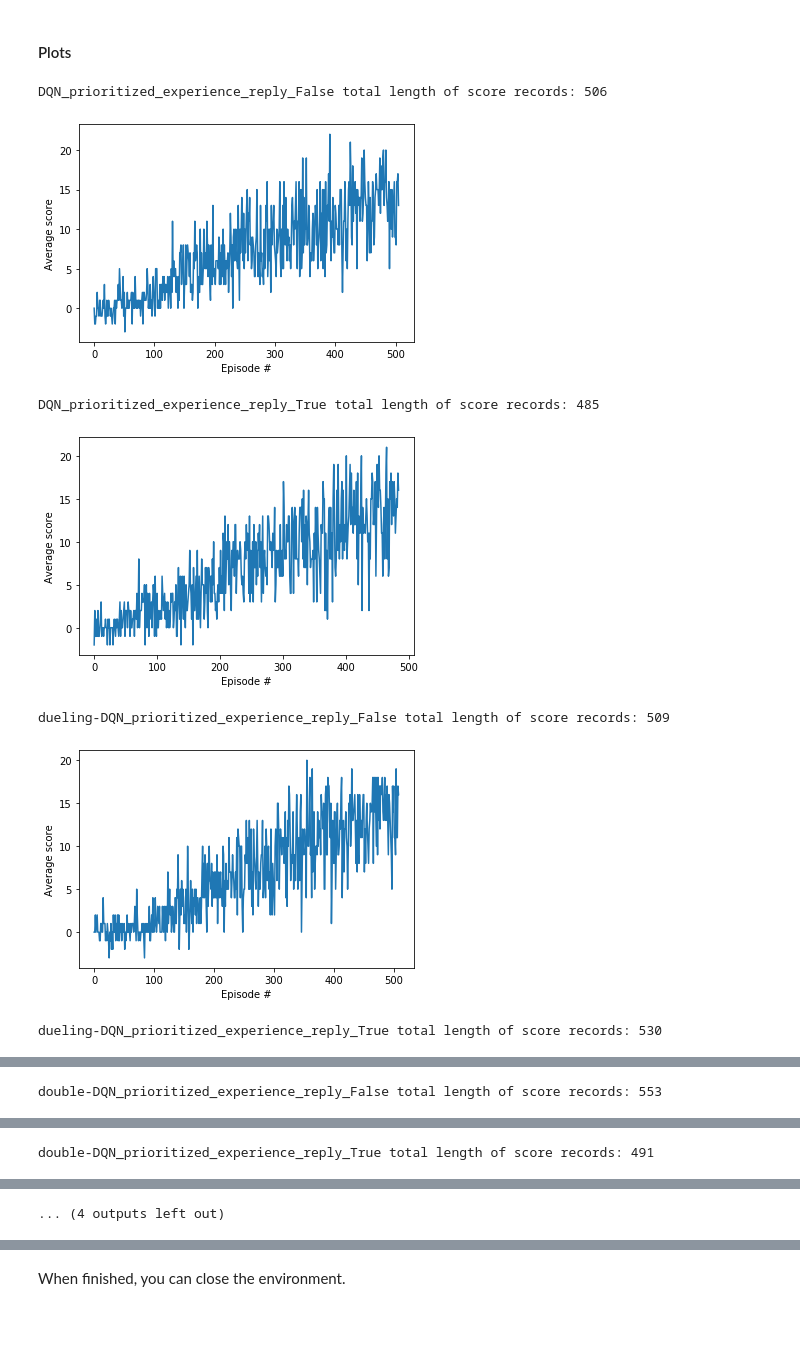
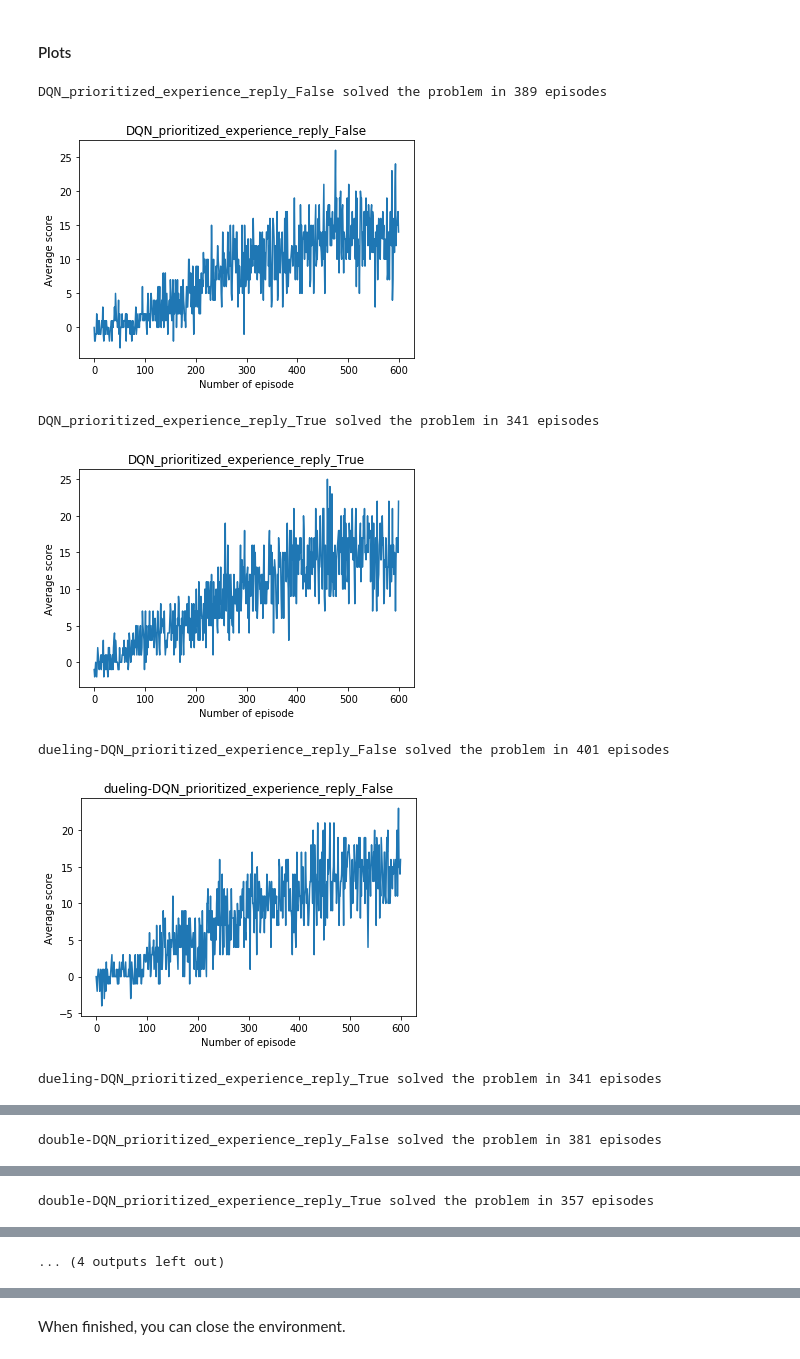
Before and after one commit to beibeiJ/deep-reinforcement-learning, a Jupyter notebook: p1_navigation/Navigation_solution.ipynb, the cells around one changed output, grey strips where cells are left out. Saved outputs shown, nothing was run; the diff lists cells and outputs as text; code cells hidden in the pictures; blank space fills up the shorter version.

```diff
--- a/p1_navigation/Navigation_solution.ipynb
+++ b/p1_navigation/Navigation_solution.ipynb
@@ -166,10 +169,12 @@ def dqn(env = None, agent = None,
     scores = []                        # list containing scores from each episode
     scores_window = deque(maxlen=100)  # last 100 scores
     eps = eps_start                    # initialize epsilon
+    n_episode_reach_requirement = None
     for i_episode in range(1, n_episodes+1):
         env_info = env.reset(train_mode=True)[brain_name]
         state = env_info.vector_observations[0]
         score = 0
+
 
         for t in range(max_t):
             action = agent.act(state, eps)
@@ -189,11 +194,13 @@ def dqn(env = None, agent = None,
         if i_episode % 100 == 0:
             print('\rEpisode {}\tAverage Score: {:.2f}'.format(i_episode, np.mean(scores_window)))
         if np.mean(scores_window)>=13.0: # requirement is 13
-            print('\nEnvironment solved in {:d} episodes!\tAverage Score: {:.2f}'.format(i_episode-100, np.mean(scores_window)))
-            torch.save(agent.qnetwork_local.state_dict(),
-                       "".join(dqn_type+"_prioritized_experience_"+str(prioritized_reply)+'_checkpoint.pth'))
-            break
-    return scores
+            if n_episode_reach_requirement is None:
+                n_episode_reach_requirement = i_episode-100
+                print('\nEnvironment solved in {:d} episodes!\tAverage Score: {:.2f}'.format(n_episode_reach_requirement, np.mean(scores_window)))
+                torch.save(agent.qnetwork_local.state_dict(),
+                           "".join(dqn_type+"_prioritized_experience_"+str(prioritized_reply)+'_checkpoint.pth'))
+#             break
+    return scores, n_episode_reach_requirement
 # %% [markdown]
 #### Training
 # %% [markdown]
@@ -201,5 +217,6 @@ Below is the different combinations of ["DQN", 'dueling-DQN', 'double-DQN', "dou
 # %%
 s = dict()
+n_episodes = dict()
 dqn_types=["DQN", 'dueling-DQN', 'double-DQN', "double-dueling-DQN"]
 prioritized_replys = [False, True]
 for dqn_type in dqn_types:
@@ -207,11 +224,15 @@ for dqn_type in dqn_types:
         print("Start training with", dqn_type, "; prioritized experience reply =", prioritized_reply)
         agent = Agent(state_size=state_size, action_size=action_size,
                       dqn_type=dqn_type, prioritized_reply=prioritized_reply, seed=0)
-        scores = dqn(env = env, agent = agent, n_episodes=1000, max_t=800, eps_start=1.0, eps_end=0.01, eps_decay=0.995)
+        scores, n_episode_reach_requirement = dqn(env = env, agent = agent, n_episodes=600, max_t=500, eps_start=1.0, eps_end=0.01, eps_decay=0.995)
         s["".join(dqn_type + "_prioritized_experience_reply_"+str(prioritized_reply))] = scores
+        n_episodes["".join(dqn_type + "_prioritized_experience_reply_"+str(prioritized_reply))] = n_episode_reach_requirement
         print("\n\n")
 
 with open('training_scores.pickle', 'wb') as handle:
     pickle.dump(s, handle, protocol=pickle.HIGHEST_PROTOCOL)
+
+with open('training_solved_in_n_episodes.pickle', 'wb') as handle:
+    pickle.dump(n_episodes, handle, protocol=pickle.HIGHEST_PROTOCOL)
 # %% [output]
 Start training with DQN ; prioritized experience reply = False
@@ -236,21 +257,22 @@ Environment solved in 453 episodes!     Average Score: 13.06
 # %%
 dqn_types=["DQN", 'dueling-DQN', 'double-DQN', "double-dueling-DQN"]
 prioritized_replys = [False, True]
 
 for method, scores in s.items():
-    print(method, "total length of score records:", len(scores))
+    print(method, "solved the problem in", n_episodes[method], 'episodes')
     # plot the scores
     plt.plot(np.arange(len(scores)), scores, label = method)
     plt.ylabel('Average score')
-    plt.xlabel('Episode #')
+    plt.xlabel('Number of episode')
+    plt.title(method)
     plt.savefig("".join(method+"traning_plot.pdf"))
     plt.show()
     print("\n\n")
 # %% [output]
-DQN_prioritized_experience_reply_False total length of score records: 506
+DQN_prioritized_experience_reply_False solved the problem in 389 episodes
-[figure, old version]
+[figure, new version]
-DQN_prioritized_experience_reply_True total length of score records: 485
+DQN_prioritized_experience_reply_True solved the problem in 341 episodes
-[figure, old version]
+[figure, new version]
-dueling-DQN_prioritized_experience_reply_False total length of score records: 509
+dueling-DQN_prioritized_experience_reply_False solved the problem in 401 episodes
-[figure, old version]
+[figure, new version]
-dueling-DQN_prioritized_experience_reply_True total length of score records: 530
+dueling-DQN_prioritized_experience_reply_True solved the problem in 341 episodes
@@ -258 +280 @@ dueling-DQN_prioritized_experience_reply_True total length of score records: 530
-double-DQN_prioritized_experience_reply_False total length of score records: 553
+double-DQN_prioritized_experience_reply_False solved the problem in 381 episodes
@@ -260 +282 @@ double-DQN_prioritized_experience_reply_False total length of score records: 553
-double-DQN_prioritized_experience_reply_True total length of score records: 491
+double-DQN_prioritized_experience_reply_True solved the problem in 357 episodes
```
Also changed, not shown: parts of 9 cells of this notebook.
